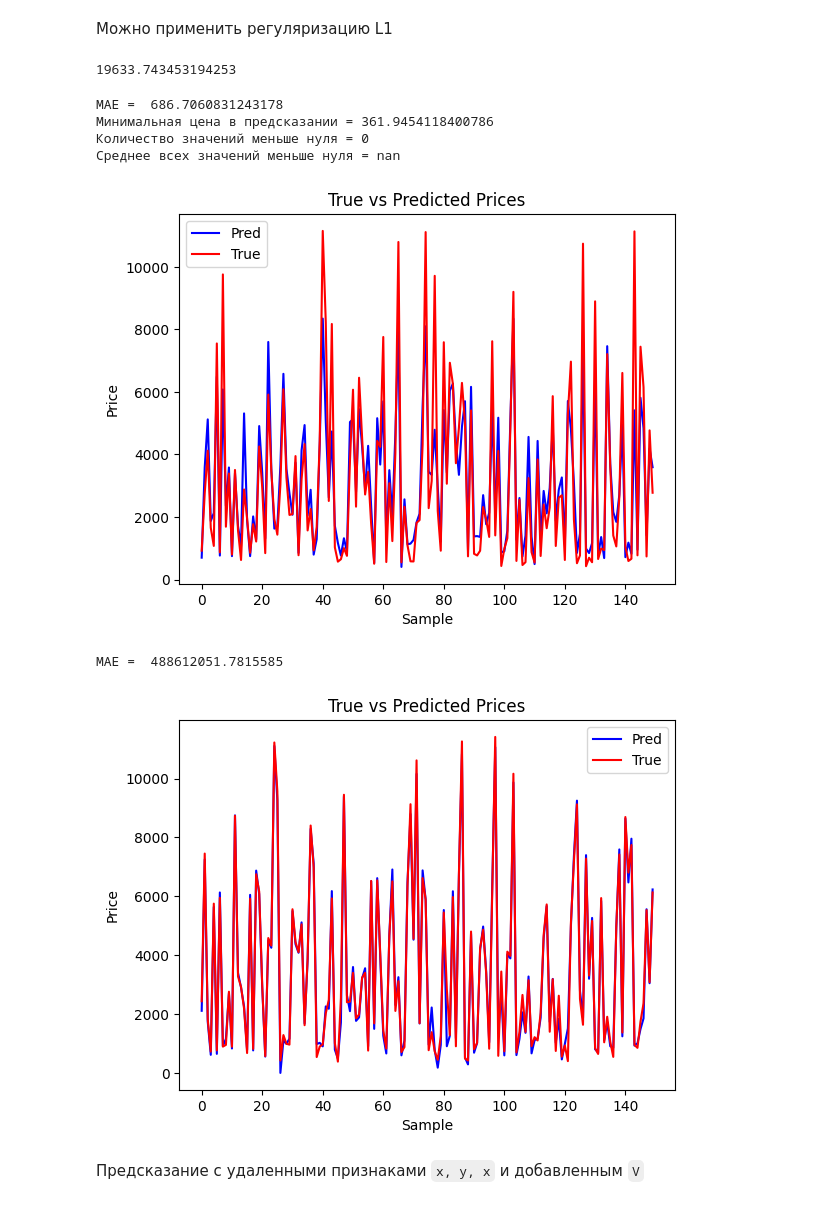
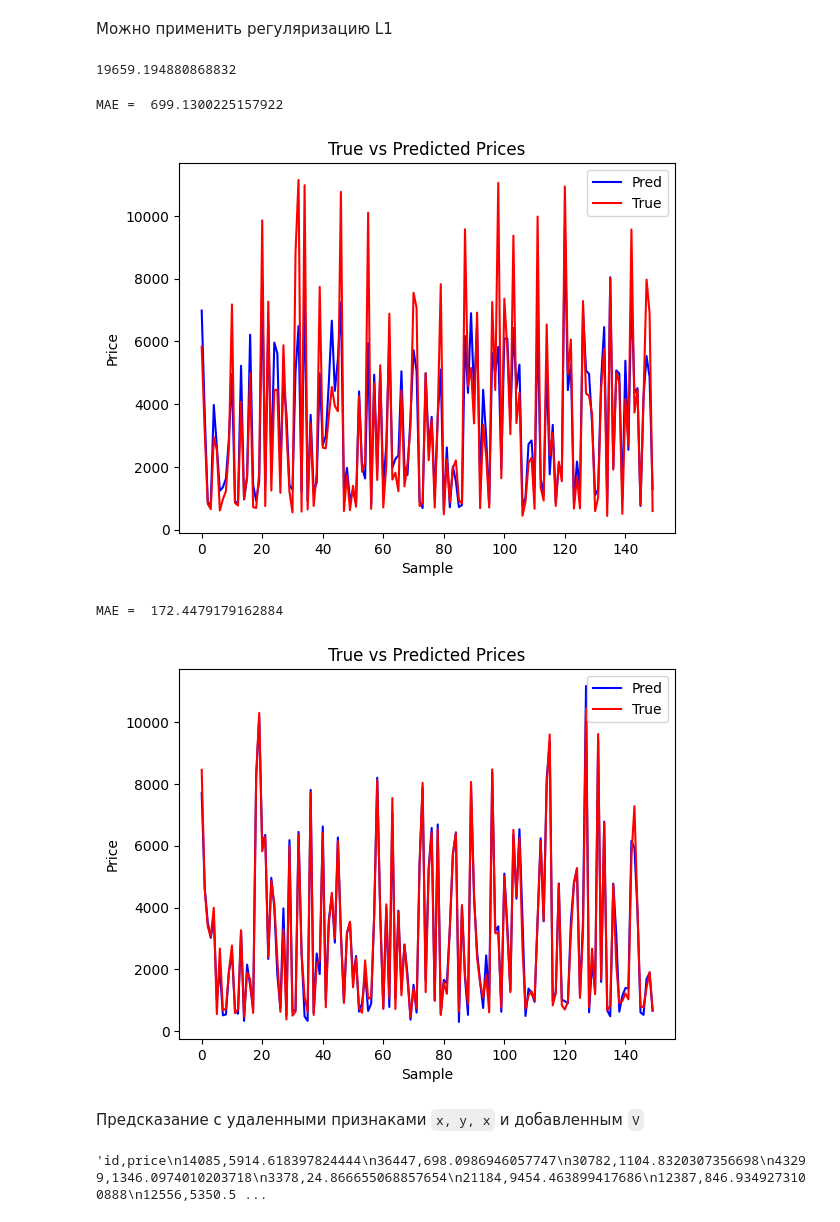
Before and after one commit to alexvilno/ML_LAB_1, a Jupyter notebook: lab_1.ipynb, the cells around one changed output. Cells and saved outputs as stored; diff of their text form; code cells hidden in the pictures.

````diff
--- a/lab_1.ipynb
+++ b/lab_1.ipynb
@@ -147,8 +151,4 @@ plt.show()
 # %%
-train.dropna(axis=0,inplace=True) #удаляем все строки, где пропущенны данные
-#df = df.fillna(df.mode().iloc[0]) #заполнеям все строки, где пропущенны данные, их модой
-
-#Удаление выбросов по всем числовым столбцам x и y
 threshold = 3 * train['x'].std()
 train = train[abs(train['x'] - train['x'].mean()) < threshold]
 
@@ -210,23 +206,8 @@ plot_outliers(train)
 # %% [markdown]
 Как мы видим, присутствует много выбросов в y и z. Уберем их.
 # %%
-import pandas as pd
-import numpy as np
-
 def remove_outliers(dataset, threshold=1.5):
     columns = dataset.select_dtypes(include=[np.number]).columns # Выбор числовых столбцов
-    """
-    Удаляет выбросы из указанных числовых столбцов датасета на основе IQR.
-
-    Аргументы:
-    - dataset: pandas DataFrame, исходный датасет
-    - columns: список строк, имена числовых столбцов, из которых нужно удалить выбросы
-    - threshold: числовое значение, коэффициент IQR для определения границ выбросов (по умолчанию 1.5)
-
-    Возвращает:
-    - pandas DataFrame, датасет без выбросов
-    """
-
     dataset_no_outliers = dataset.copy()
 
     for column in columns:
@@ -396,21 +361,17 @@ optimal_alpha = lasso_cv.alpha_
 # %%
 print(optimal_alpha)
 # %% [output]
-19633.743453194253
+19659.194880868832
 # %%
-# Создание и обучение модели линейной регрессии с L1 регуляризацией
-lasso = Lasso(alpha=optimal_alpha)  # Здесь alpha - это параметр регуляризации, вы можете настроить его значение
+# l1 reg
+lasso = Lasso(alpha=optimal_alpha)
 lasso.fit(X_train, y_train)
 
 
 # Генерация прогнозов
 y_pred = lasso.predict(X_test)
 y_pred = np.clip(y_pred, 0, None)
-print('MAE = ', mean_absolute_error(y_test, y_pred))  # Считаем нашу метрику
-
-print('Минимальная цена в предсказании =', np.min(y_pred))  # Ищем минимальную цену
-print('Количество значений меньше нуля =', np.count_nonzero(y_pred < 0))
-print('Среднее всех значений меньше нуля =', np.mean(y_pred[y_pred < 0]))
+print('MAE = ', mean_absolute_error(y_test, y_pred))  #MAE
 
 plt.plot(y_pred[:150], color='b', label='Pred')
 plt.plot(y_test.to_numpy()[:150], color='r', label="True")
@@ -421,52 +382,33 @@ plt.title('True vs Predicted Prices')
 plt.legend()
 plt.show()
 # %% [output]
-MAE =  686.7060831243178
-Минимальная цена в предсказании = 361.9454118400786
-Количество значений меньше нуля = 0
-Среднее всех значений меньше нуля = nan
+MAE =  699.1300225157922
-[figure, old version]
+[figure, new version]
 # %%
-from sklearn.pipeline import Pipeline
-from sklearn.preprocessing import StandardScaler,  PolynomialFeatures
-from sklearn.linear_model import LassoCV
-from sklearn.metrics import mean_absolute_error
-from sklearn.model_selection import train_test_split
-
-# Предположим, что у вас есть признаки (features) X и целевая переменная (target) y
-
 Y1 = train['price']
 X1 = train.drop(columns = ['price'])
 
-# Разделение данных на обучающую и тестовую выборки
-X_train, X_test, y_train, y_test = train_test_split(X1, Y1, test_size=0.1)
+X_train, X_test, y_train, y_test = train_test_split(X1, Y1, test_size=0.3)
 
-# Определение пайплайна
-pipeline = Pipeline([
-    ('scaler', StandardScaler()),  # Преобразование данных с помощью StandardScaler
-    ('poly_features', PolynomialFeatures(degree=3)),  # Создание полиномиальных признаков
-    ('linear_regression', LinearRegression())  # Линейная регрессия
-])
+pipeline_3 = Pipeline([('poly', PolynomialFeatures(degree=3)), ('linear', LinearRegression())])
+pipeline_3.fit(X_train,y_train) #Обучаем нашу модель
 
-# Обучение пайплайна
-pipeline.fit(X_train, y_train)
 
-# Генерация прогнозов на тестовой выборке
-y_pred = pipeline.predict(X_test)
+y_pred = pipeline_3.predict(X_test)
 y_pred = np.clip(y_pred, 0, None)
-print('MAE = ', mean_absolute_error(y_test, y_pred))  # Считаем нашу метрику
+print('MAE = ', mean_absolute_error(y_test, y_pred))
 
 plt.plot(y_pred[:150], color='b', label='Pred')
 plt.plot(y_test.to_numpy()[:150], color='r', label="True")
 
 plt.xlabel('Sample')
 plt.ylabel('Price')
 plt.title('True vs Predicted Prices')
 plt.legend()
 plt.show()
 # %% [output]
-MAE =  488612051.7815585
+MAE =  172.4479179162884
-[figure, old version]
+[figure, new version]
 # %% [markdown]
 Предсказание с удаленными признаками ```x, y, x``` и добавленным ```V```
 # %%
@@ -481,4 +423,6 @@ y_pred = np.clip(y_pred, 0, None)
 # %%
 result_df = pd.DataFrame({'id': ids, 'price': y_pred})
 # %%
-result_df.to_csv('result.csv', index=False)
+result_df.to_csv(getenv('OUT_PATH'), index=False)
+# %% [output]
+'id,price\n14085,5914.618397824444\n36447,698.0986946057747\n30782,1104.8320307356698\n43299,1346.0974010203718\n3378,24.866655068857654\n21184,9454.463899417686\n12387,846.9349273100888\n12556,5350.5 ...
````
Also changed, not shown: parts of 20 cells of this notebook.
